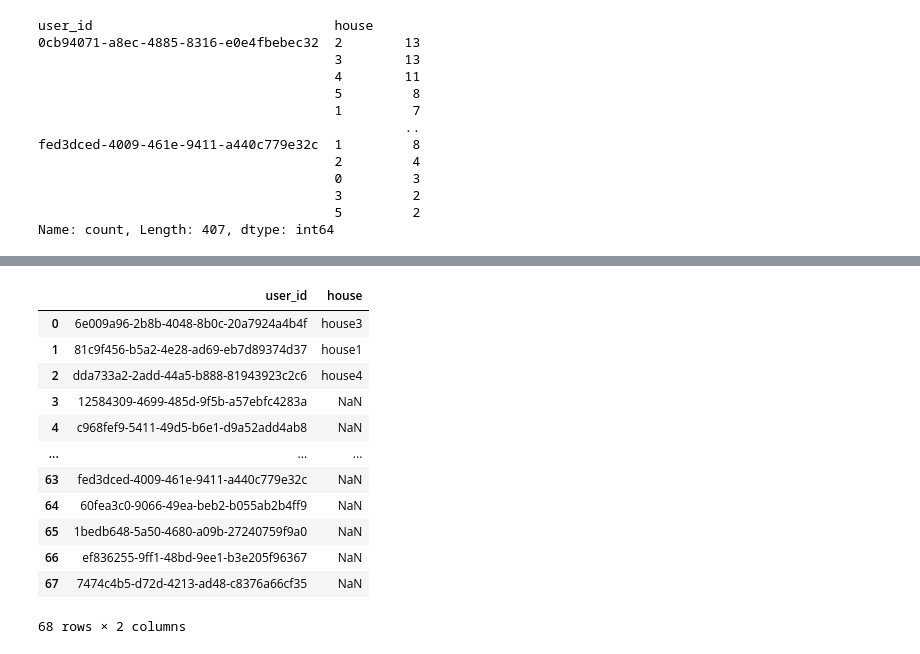
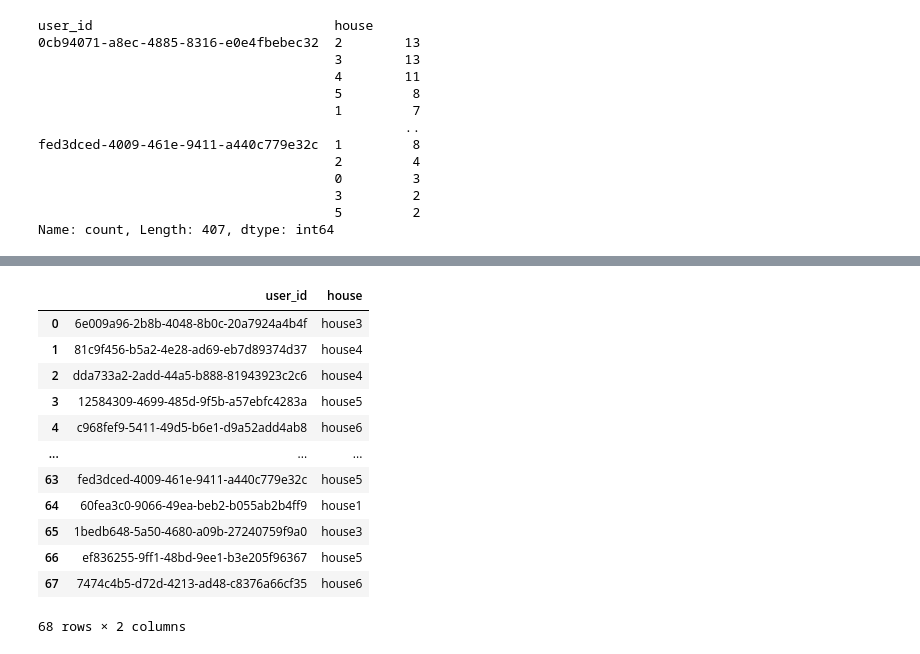
Before and after one commit to Celesca/spai_five_finals, a Jupyter notebook: Hack 5 - Sorting Hat/0.88/merging.ipynb, the cells around one changed output, grey strips where cells are left out. Cells and saved outputs as stored; diff of their text form; code cells hidden in the pictures.

```diff
--- a/Hack 5 - Sorting Hat/0.88/merging.ipynb
+++ b/Hack 5 - Sorting Hat/0.88/merging.ipynb
@@ -61,2 +65,3 @@ Name: count, Length: 407, dtype: int64
 # %%
-test.groupby('user_id')['house'].agg(lambda x: x.value_counts().index[0])
+result_df = test.groupby('user_id')['house'].agg(lambda x: x.value_counts().index[0])
+result_df = pd.DataFrame(result_df)
@@ -77,3 +68,13 @@ Name: house, Length: 68, dtype: int64
+# %%
+house_mapping = {
+    0: "house1",
+    1: "house2",
+    2: "house3",
+    3: "house4",
+    4: "house5",
+    5: "house6"
+}
 # %%
-unique_counts
+sub_df = pd.read_csv("../submission.csv")
+sub_df
 # %% [output]
@@ -97,16 +93,0 @@ submission_df = pd.read_csv("submission.csv")
-# %%
-submission_df
-# %% [output]
-|  | user_id | house |
-| 0 | 6e009a96-2b8b-4048-8b0c-20a7924a4b4f | house3 |
-| 1 | 81c9f456-b5a2-4e28-ad69-eb7d89374d37 | house1 |
-| 2 | dda733a2-2add-44a5-b888-81943923c2c6 | house4 |
-| 3 | 12584309-4699-485d-9f5b-a57ebfc4283a | NaN |
-| 4 | c968fef9-5411-49d5-b6e1-d9a52add4ab8 | NaN |
-| ... | ... | ... |
-| 63 | fed3dced-4009-461e-9411-a440c779e32c | NaN |
-| 64 | 60fea3c0-9066-49ea-beb2-b055ab2b4ff9 | NaN |
-| 65 | 1bedb648-5a50-4680-a09b-27240759f9a0 | NaN |
-| 66 | ef836255-9ff1-48bd-9ee1-b3e205f96367 | NaN |
-| 67 | 7474c4b5-d72d-4213-ad48-c8376a66cf35 | NaN |
-68 rows × 2 columns
@@ -114,0 +94,21 @@ vote_df = pd.read_csv("voting_submission.csv")
+# %%
+final_df = pd.merge(sub_df, result_df, on='user_id', how='inner')
+final_df['house_y'] = final_df['house_y'].map(house_mapping)
+# %%
+final_df.drop(columns='house_x', inplace=True)
+final_df = final_df.rename(columns={'house_y': 'house'})
+final_df
+# %% [output]
+|  | user_id | house |
+| 0 | 6e009a96-2b8b-4048-8b0c-20a7924a4b4f | house3 |
+| 1 | 81c9f456-b5a2-4e28-ad69-eb7d89374d37 | house4 |
+| 2 | dda733a2-2add-44a5-b888-81943923c2c6 | house4 |
+| 3 | 12584309-4699-485d-9f5b-a57ebfc4283a | house5 |
+| 4 | c968fef9-5411-49d5-b6e1-d9a52add4ab8 | house6 |
+| ... | ... | ... |
+| 63 | fed3dced-4009-461e-9411-a440c779e32c | house5 |
+| 64 | 60fea3c0-9066-49ea-beb2-b055ab2b4ff9 | house1 |
+| 65 | 1bedb648-5a50-4680-a09b-27240759f9a0 | house3 |
+| 66 | ef836255-9ff1-48bd-9ee1-b3e205f96367 | house5 |
+| 67 | 7474c4b5-d72d-4213-ad48-c8376a66cf35 | house6 |
+68 rows × 2 columns
```
Also changed, not shown: parts of 9 cells of this notebook, 2 other files.
